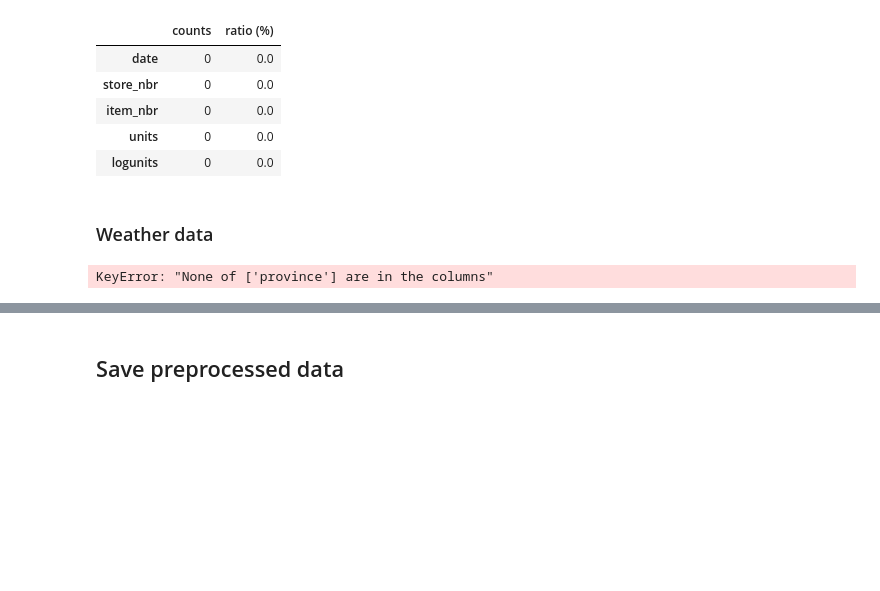
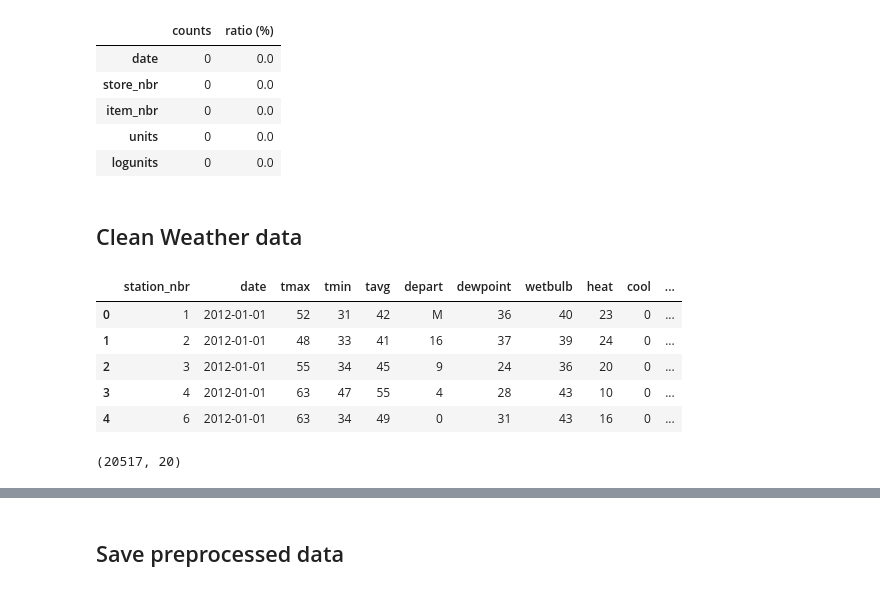
Before and after one commit to T-Sunm/sales_forecasting_xai, a Jupyter notebook: notebooks/wallmart_data/01_preprocessing.ipynb, the cells around one changed output, grey strips where cells are left out. Drawn from its saved outputs; the diff is of its cells as text; code cells hidden in the pictures; blank space fills up the shorter version.

```diff
--- a/notebooks/wallmart_data/01_preprocessing.ipynb
+++ b/notebooks/wallmart_data/01_preprocessing.ipynb
@@ -297,14 +299,17 @@ check_missing_values(df_sales_corrected)
 | units | 0 | 0.0 |
 | logunits | 0 | 0.0 |
 # %% [markdown]
-### Weather data
+## Clean Weather data
+# %%
+df_weather.head()
+# %% [output]
+|  | station_nbr | date | tmax | tmin | tavg | depart | dewpoint | wetbulb | heat | cool | ... |
+| 0 | 1 | 2012-01-01 | 52 | 31 | 42 | M | 36 | 40 | 23 | 0 | ... |
+| 1 | 2 | 2012-01-01 | 48 | 33 | 41 | 16 | 37 | 39 | 24 | 0 | ... |
+| 2 | 3 | 2012-01-01 | 55 | 34 | 45 | 9 | 24 | 36 | 20 | 0 | ... |
+| 3 | 4 | 2012-01-01 | 63 | 47 | 55 | 4 | 28 | 43 | 10 | 0 | ... |
+| 4 | 6 | 2012-01-01 | 63 | 34 | 49 | 0 | 31 | 43 | 16 | 0 | ... |
 # %%
-# Convert city in weather to province to match with sales data
-# Since the cities and provinces have the same names in our dataset
-df_weather = df_weather.rename(columns={"city": "province"})
-
-# Create a mapping between date and province to weather attributes
-weather_mapping = df_weather.set_index(["date", "province"])
-weather_mapping
+df_weather.shape
 # %% [output]
-KeyError: "None of ['province'] are in the columns"
+(20517, 20)
```
Also changed, not shown: parts of 23 cells of this notebook, 16 other files.
